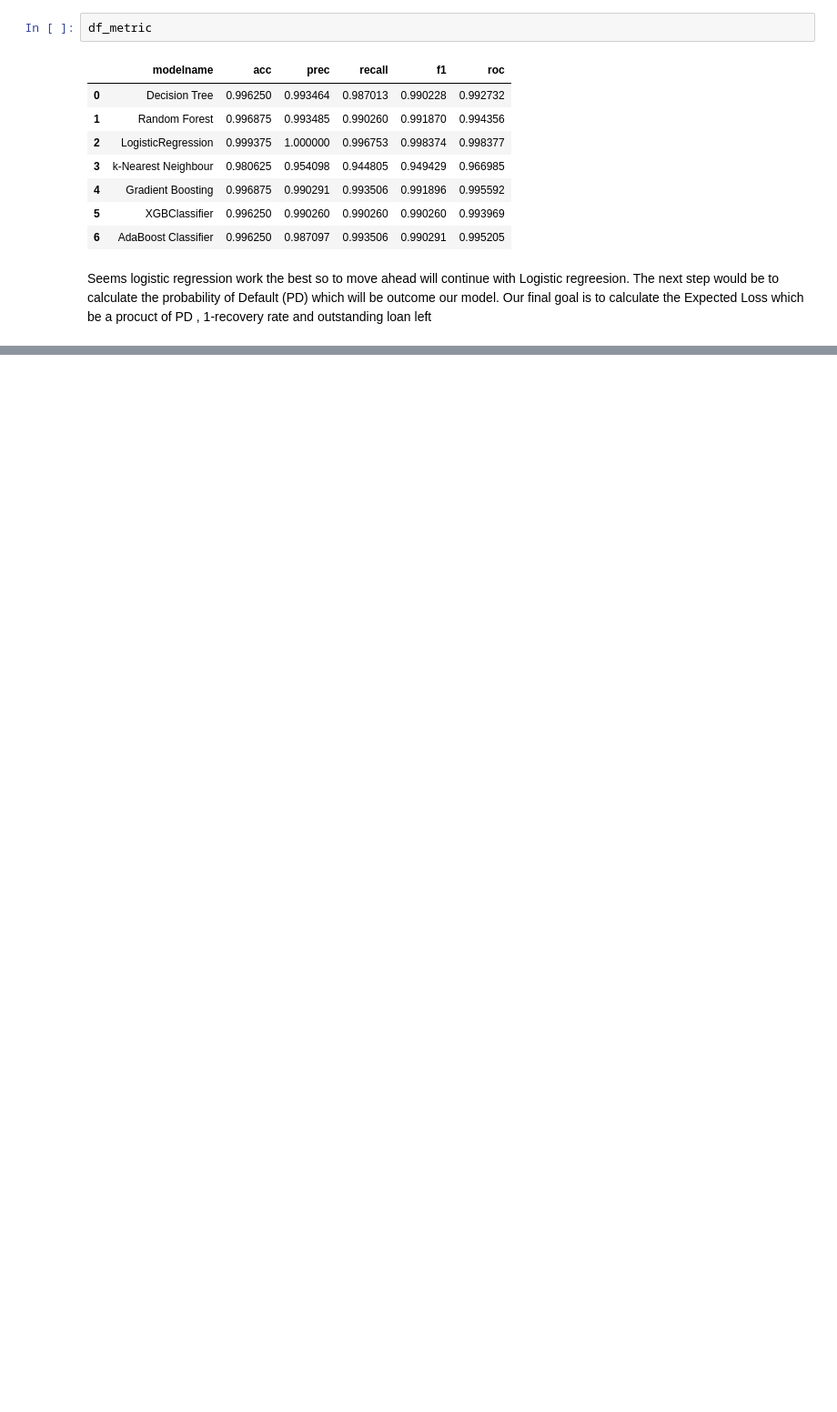
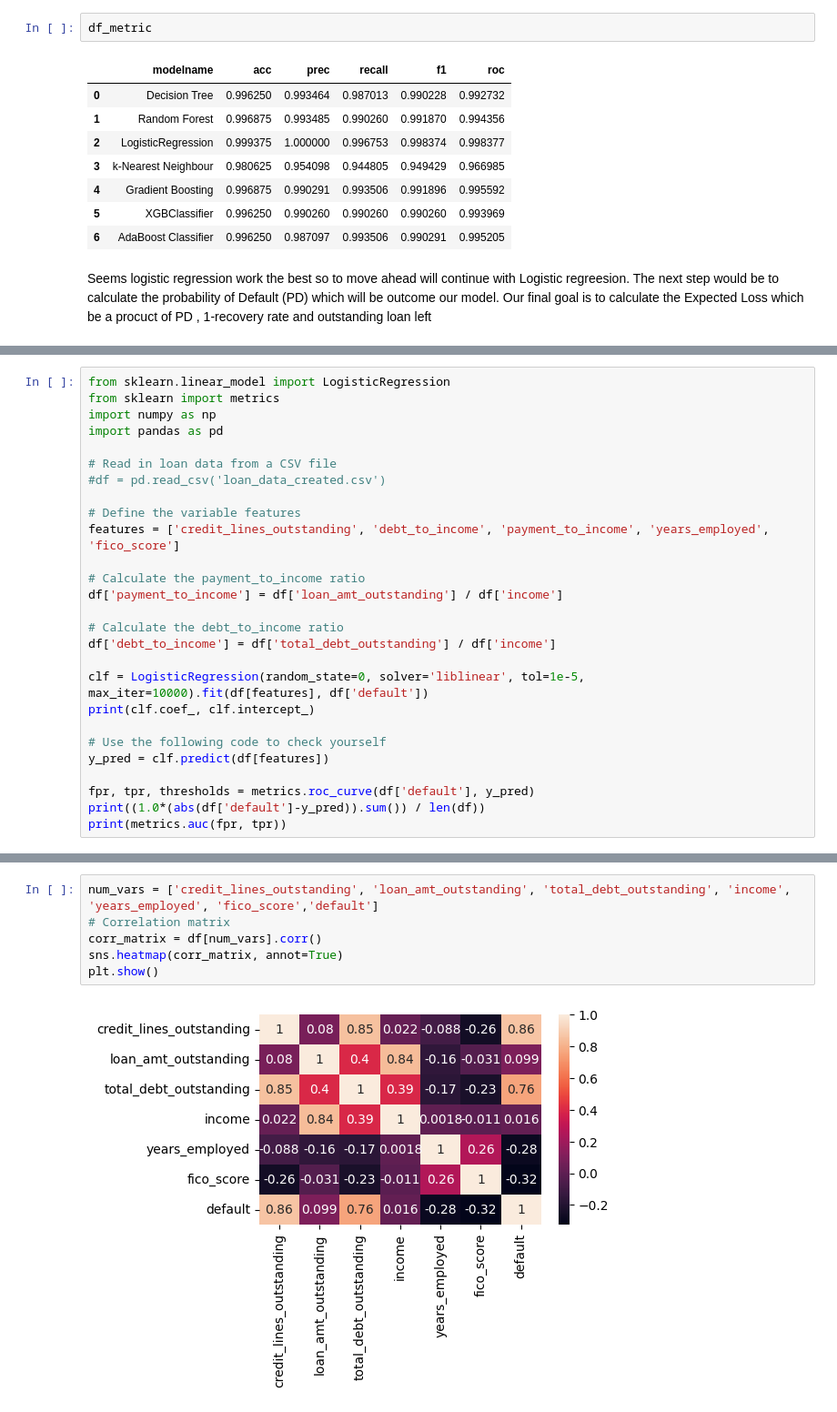
Before and after one commit to MittalMonika/DataScience, a Jupyter notebook: PredictPrice_JP2.ipynb, the cells around one changed output, grey strips where cells are left out. Shown at 91% size. Drawn from its saved outputs; the diff is of its cells as text; blank space fills up the shorter version.

```diff
--- a/PredictPrice_JP2.ipynb
+++ b/PredictPrice_JP2.ipynb
@@ -353,0 +356,27 @@ print(list(EL))
+# %%
+from sklearn.linear_model import LogisticRegression
+from sklearn import metrics
+import numpy as np
+import pandas as pd
+
+# Read in loan data from a CSV file
+#df = pd.read_csv('loan_data_created.csv')
+
+# Define the variable features
+features = ['credit_lines_outstanding', 'debt_to_income', 'payment_to_income', 'years_employed', 'fico_score']
+
+# Calculate the payment_to_income ratio
+df['payment_to_income'] = df['loan_amt_outstanding'] / df['income']
+
+# Calculate the debt_to_income ratio
+df['debt_to_income'] = df['total_debt_outstanding'] / df['income']
+
+clf = LogisticRegression(random_state=0, solver='liblinear', tol=1e-5, max_iter=10000).fit(df[features], df['default'])
+print(clf.coef_, clf.intercept_)
+
+# Use the following code to check yourself
+y_pred = clf.predict(df[features])
+
+fpr, tpr, thresholds = metrics.roc_curve(df['default'], y_pred)
+print((1.0*(abs(df['default']-y_pred)).sum()) / len(df))
+print(metrics.auc(fpr, tpr))
@@ -353,0 +411,8 @@ print(list(EL))
+# %%
+num_vars = ['credit_lines_outstanding', 'loan_amt_outstanding', 'total_debt_outstanding', 'income', 'years_employed', 'fico_score','default']
+# Correlation matrix
+corr_matrix = df[num_vars].corr()
+sns.heatmap(corr_matrix, annot=True)
+plt.show()
+# %% [output]
+[figure, added]
```
Also changed, not shown: parts of 23 cells of this notebook.
